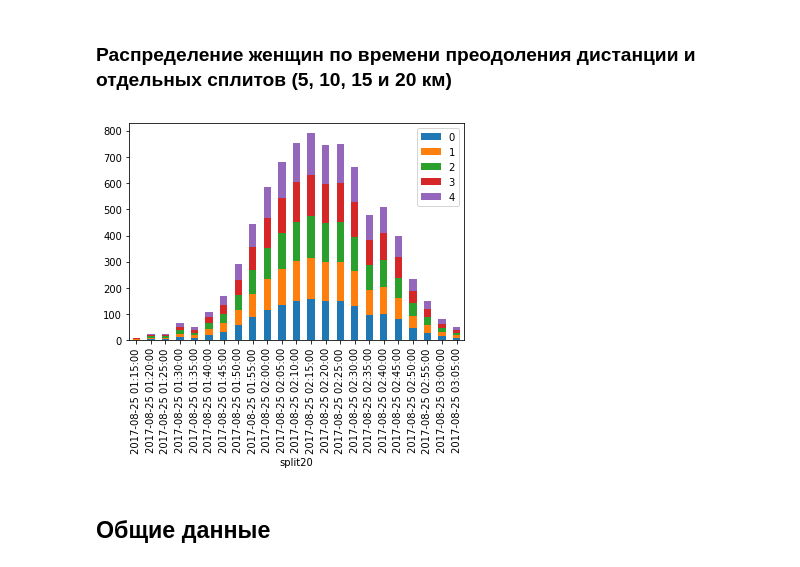
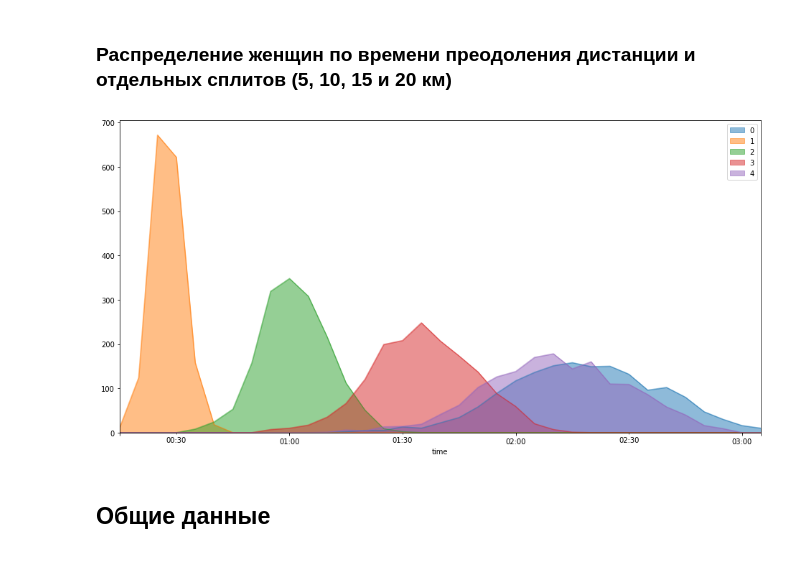
Before and after one commit to 185112007/notebooks, a Jupyter notebook: moscow-hm-2017.ipynb, the cells around one changed output. Saved outputs shown, nothing was run; the diff lists cells and outputs as text; code cells hidden in the pictures.

```diff
--- a/moscow-hm-2017.ipynb
+++ b/moscow-hm-2017.ipynb
@@ -312,43 +305,12 @@ countries.tail(9) # все страны с более, чем одним уча
 | Russia | 1595 |
 # %% [markdown]
 ### Распределение женщин по времени преодоления дистанции и отдельных сплитов (5, 10, 15 и 20 км)
-# %%
-female_finishers = lambda: (([runner[7], runner[9]]) for runner in female)
-female_split5 = lambda: (([runner[7], runner[11]]) for runner in female)
-female_split10 = lambda: (([runner[7], runner[12]]) for runner in female)
-female_split15 = lambda: (([runner[7], runner[13]]) for runner in female)
-female_split20 = lambda: (([runner[7], runner[14]]) for runner in female)
-
-finish_time = pd.DataFrame(female_finishers(), columns=['city', 'time'])
-split5 = pd.DataFrame(female_finishers(), columns=['city', 'split5'])
-split10 = pd.DataFrame(female_finishers(), columns=['city', 'split10'])
-split15 = pd.DataFrame(female_finishers(), columns=['city', 'split15'])
-split20 = pd.DataFrame(female_finishers(), columns=['city', 'split20'])
-
-# https://stackoverflow.com/questions/36914892/python-how-to-group-pandas-data-frame-in-a-certain-time-window
-finish_time['time'] = pd.to_datetime(finish_time['time'])
-split5['split5'] = pd.to_datetime(split5['split5'])
-split10['split10'] = pd.to_datetime(split10['split10'])
-split15['split15'] = pd.to_datetime(split15['split15'])
-split20['split20'] = pd.to_datetime(split20['split20'])
-
-finish_time = finish_time.set_index(['time'])
-split5 = split5.set_index(['split5'])
-split10 = split10.set_index(['split10'])
-split15 = split15.set_index(['split15'])
-split20 = split20.set_index(['split20'])
-
-period = '5Min'
-result_finish = finish_time.groupby([pd.TimeGrouper(period)]).aggregate(len)
-result_split5 = split5.groupby([pd.TimeGrouper(period)]).aggregate(len)
-result_split10 = split10.groupby([pd.TimeGrouper(period)]).aggregate(len)
-result_split15 = split15.groupby([pd.TimeGrouper(period)]).aggregate(len)
-result_split20 = split20.groupby([pd.TimeGrouper(period)]).aggregate(len)
-
-result = pd.concat([result_finish, result_split5, result_split10, result_split15, result_split20], keys=['finish_time', 'split5', 'split10', 'split15', 'split20'], axis=1, ignore_index=True)
-result.plot.bar(stacked=True);
-# %% [output]
-[figure, removed]
+# %%
+timeseries(female, 12)
+result = pd.concat([timeseries(female, 9), timeseries(female, 11), timeseries(female, 12), timeseries(female, 13), timeseries(female, 14)], axis=1, ignore_index=True)
+result.plot.area(figsize=(16, 8), stacked=False);
+# %% [output]
+[figure, added]
 # %% [markdown]
 ## Общие данные
 # %%
```
Also changed, not shown: parts of 1 cell of this notebook.
